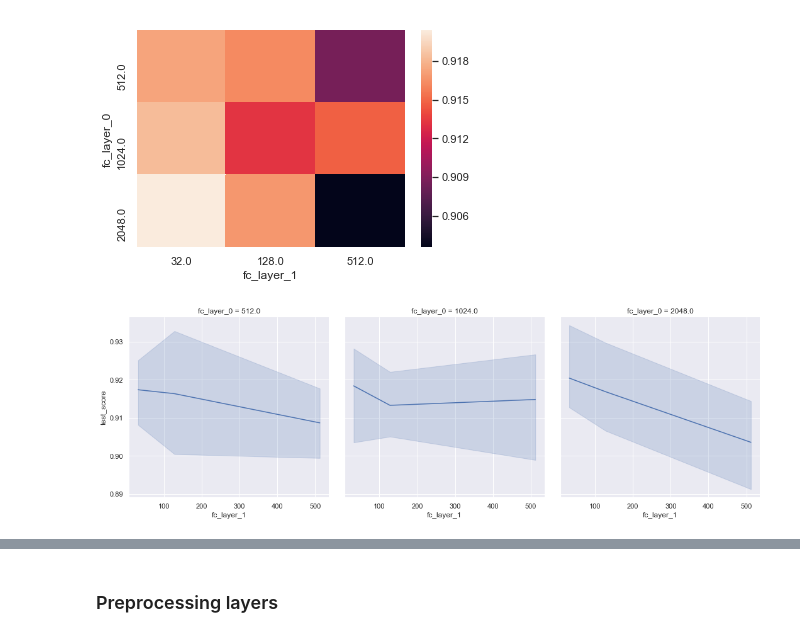
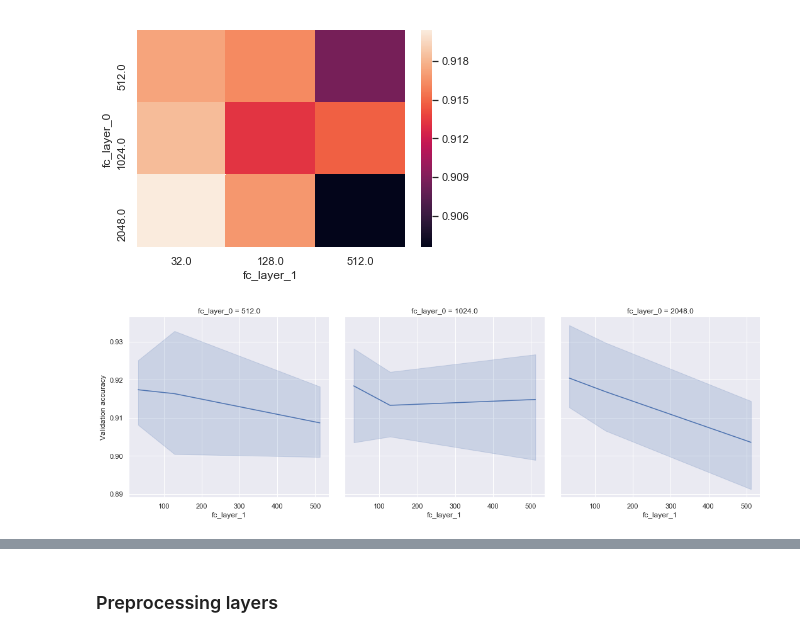
Before and after one commit to alexandrethm/S3R, a Jupyter notebook: jupyter_nb/results_analysis.ipynb, the cells around one changed output, grey strips where cells are left out. Saved outputs shown, nothing was run; the diff lists cells and outputs as text; code cells hidden in the pictures.

```diff
--- a/jupyter_nb/results_analysis.ipynb
+++ b/jupyter_nb/results_analysis.ipynb
@@ -135,7 +136,8 @@ def get_grid_search_df(id):
 # 0330_1449 - batch size
 # 0330_1555 - lr
 # 0330_1746 - dropout
-df = get_grid_search_df('0330_1155')
+# 0402_2153 - act fct
+df = get_grid_search_df('0330_0054')
 
 print(df.columns)
 df.head()
@@ -168,0 +208,8 @@ sns.distplot(df['mean_test_score'])
+# %%
+ax = sns.lineplot(x='param_lr', y='test_score', data=df[df.param_lr<=1e-3])
+ax.set_xscale('log')
+
+ax.set_ylabel('Validation accuracy')
+ax.set_xlabel('Learning rate')
+
+plt.savefig('/Users/alexandre/Desktop/S3R rapport/img/learning_rate.png', format='png')
@@ -175,7 +224,11 @@ sns.heatmap(df_h)
 <matplotlib.axes._subplots.AxesSubplot at 0x...>
 [figure]
 # %%
-ax = sns.relplot(x='fc_layer_1', y='test_score', kind='line', col='fc_layer_0', data=df[df.nb_h_layers>1])
-ax.set_xlabels = 'Size of the second fully-connected layer'
+g = sns.relplot(x='fc_layer_1', y='test_score', kind='line', col='fc_layer_0', data=df[df.nb_h_layers>1])
+
+for ax in g.axes[0]:
+    ax.set_ylabel('Validation accuracy')
+
+plt.savefig('/Users/alexandre/Desktop/S3R rapport/img/2_fc_layers.jpg', format='jpg', quality=100)
 # %% [output]
-[figure, old version]
+[figure, new version]
```
Also changed, not shown: parts of 20 cells of this notebook, 5 other files.
